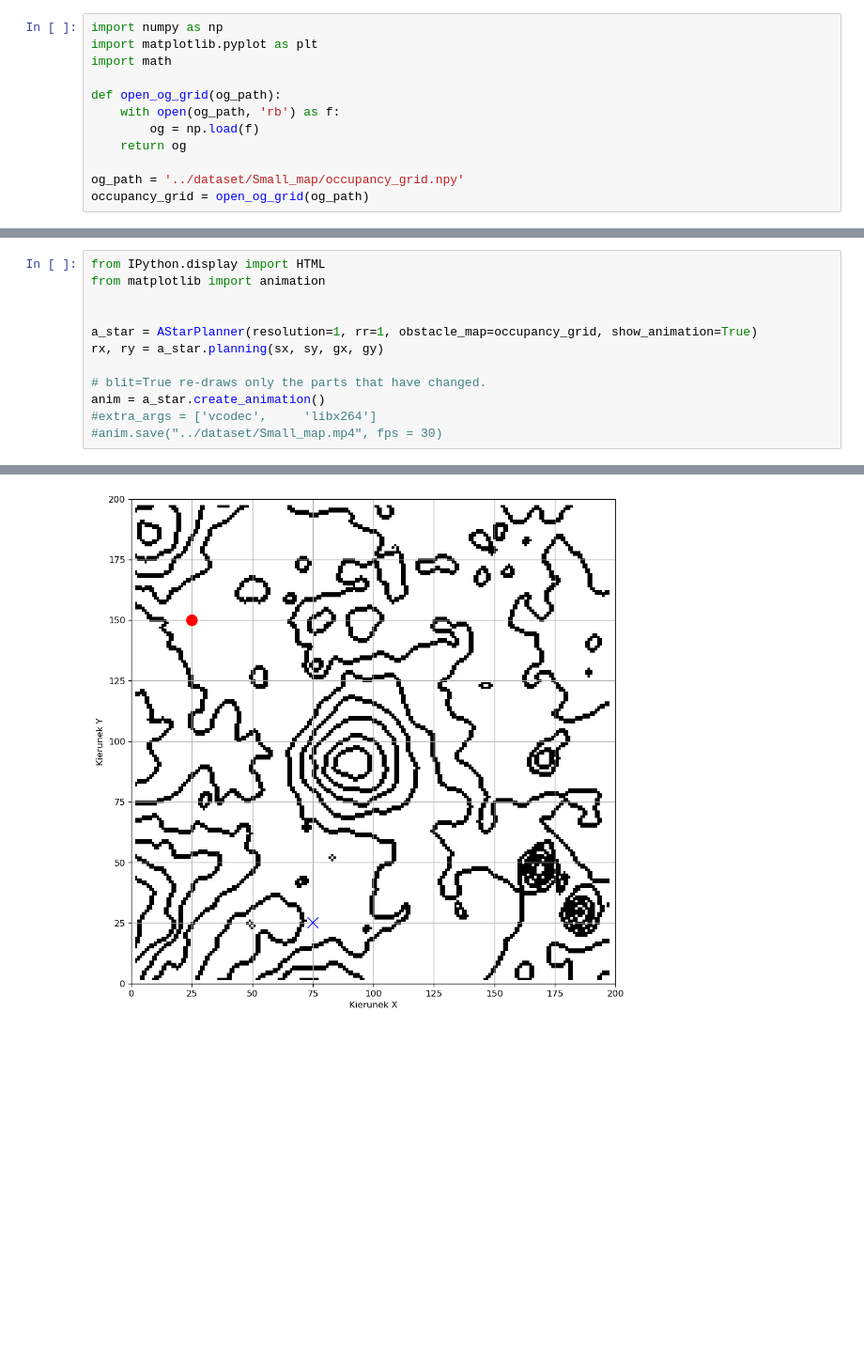
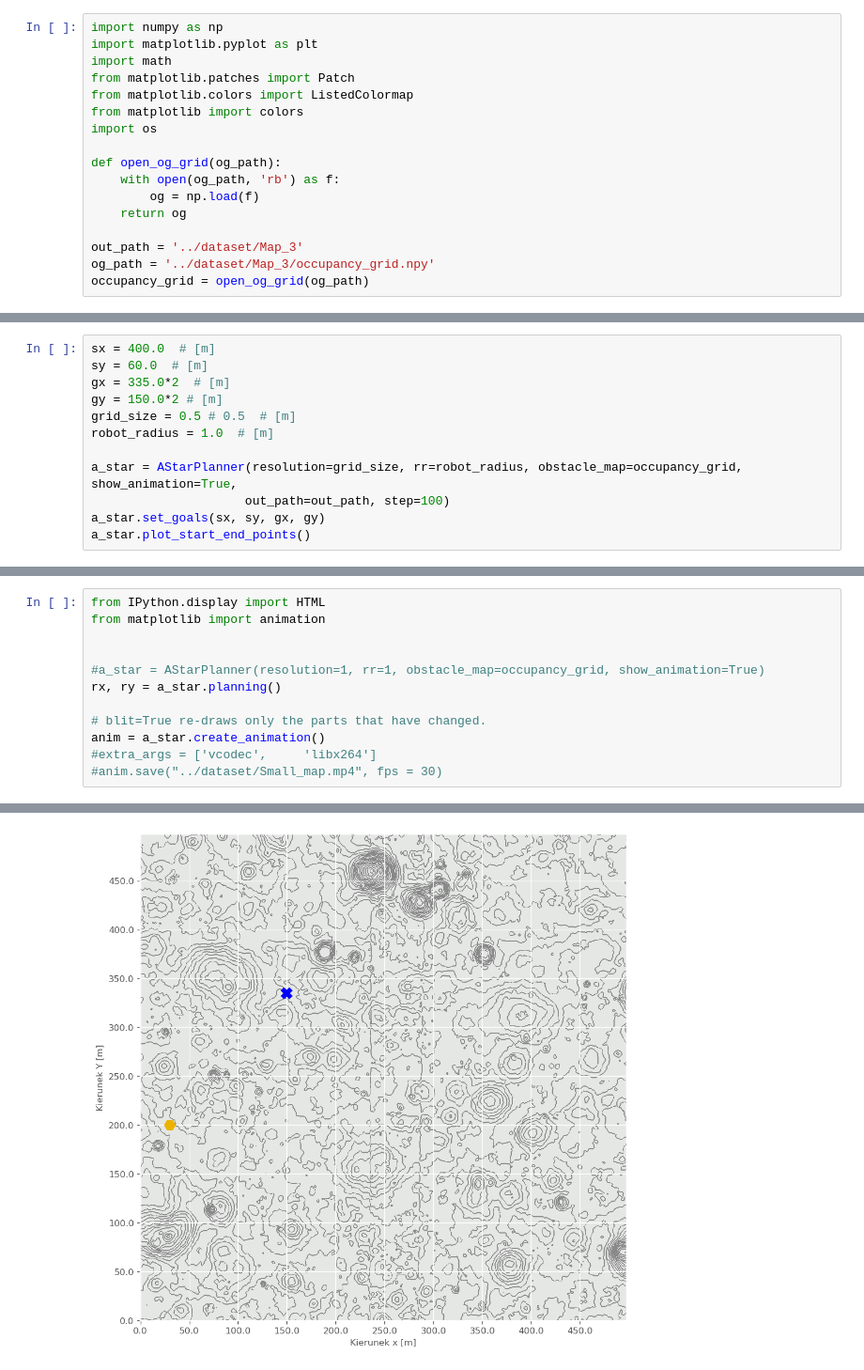
Before and after one commit to kafrankowska/Rover_Path_Planning, a Jupyter notebook: notebooks/A_star.ipynb, the cells around one changed output, grey strips where cells are left out. Shown: that part at 94% size. Cells and saved outputs as stored; diff of their text form; blank space fills up the shorter version.

Commit message:
A star grid edges cut and plotting improved

```diff
--- a/notebooks/A_star.ipynb
+++ b/notebooks/A_star.ipynb
@@ -2,13 +2,18 @@
 import numpy as np
 import matplotlib.pyplot as plt
 import math
+from matplotlib.patches import Patch
+from matplotlib.colors import ListedColormap
+from matplotlib import colors
+import os
 
 def open_og_grid(og_path):
     with open(og_path, 'rb') as f:
         og = np.load(f)
     return og
 
-og_path = '../dataset/Small_map/occupancy_grid.npy'
+out_path = '../dataset/Map_3'
+og_path = '../dataset/Map_3/occupancy_grid.npy'
 occupancy_grid = open_og_grid(og_path)
 # %%
 class AStarPlanner:
@@ -298,0 +442,12 @@ ax.invert_yaxis()
+# %%
+sx = 400.0  # [m]
+sy = 60.0  # [m]
+gx = 335.0*2  # [m]
+gy = 150.0*2 # [m]
+grid_size = 0.5 # 0.5  # [m]
+robot_radius = 1.0  # [m]
+
+a_star = AStarPlanner(resolution=grid_size, rr=robot_radius, obstacle_map=occupancy_grid, show_animation=True,
+                     out_path=out_path, step=100)
+a_star.set_goals(sx, sy, gx, gy)
+a_star.plot_start_end_points()
@@ -299,15 +456,15 @@ ax.invert_yaxis()
 # %%
 from IPython.display import HTML
 from matplotlib import animation
 
 
-a_star = AStarPlanner(resolution=1, rr=1, obstacle_map=occupancy_grid, show_animation=True)
-rx, ry = a_star.planning(sx, sy, gx, gy)
+#a_star = AStarPlanner(resolution=1, rr=1, obstacle_map=occupancy_grid, show_animation=True)
+rx, ry = a_star.planning()
 
 # blit=True re-draws only the parts that have changed.
 anim = a_star.create_animation()
 #extra_args = ['vcodec',     'libx264']
 #anim.save("../dataset/Small_map.mp4", fps = 30)
 # %% [output]
 Find goal
-[figure, old version]
+[figure, new version]
```
Also changed, not shown: parts of 8 cells of this notebook, 2 other files.
